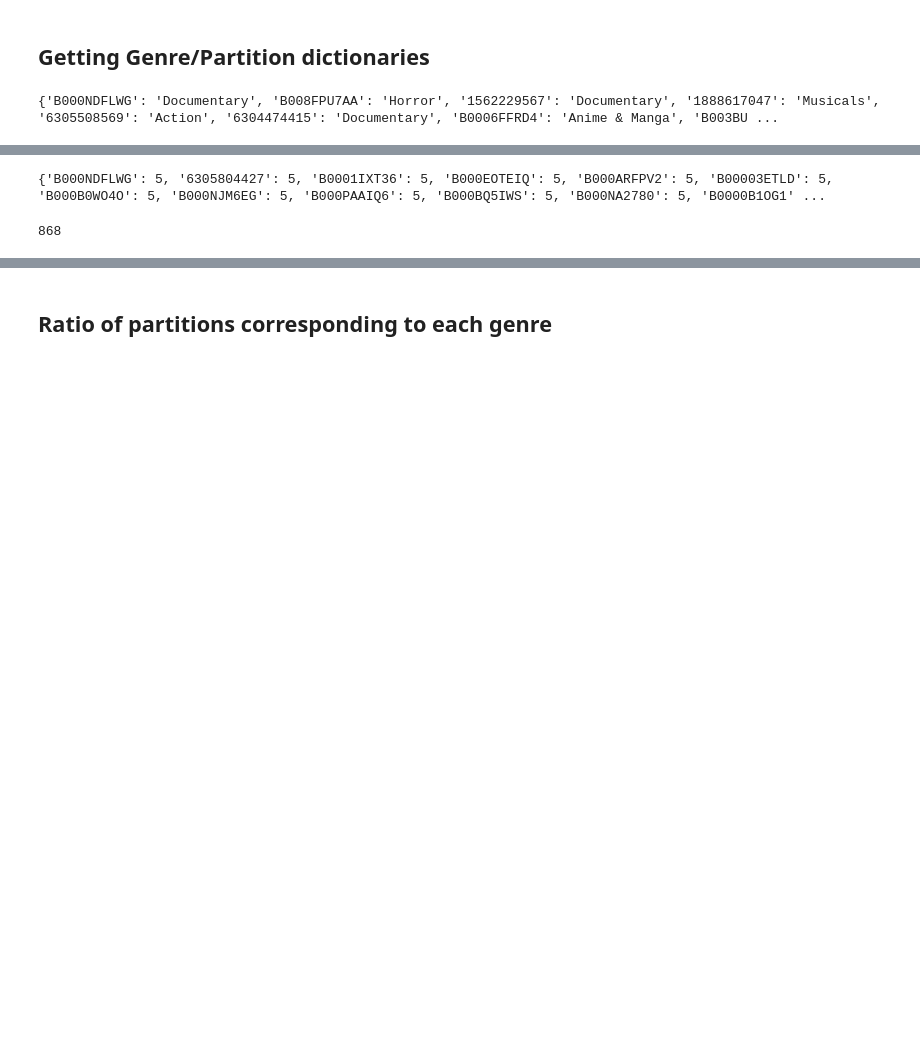
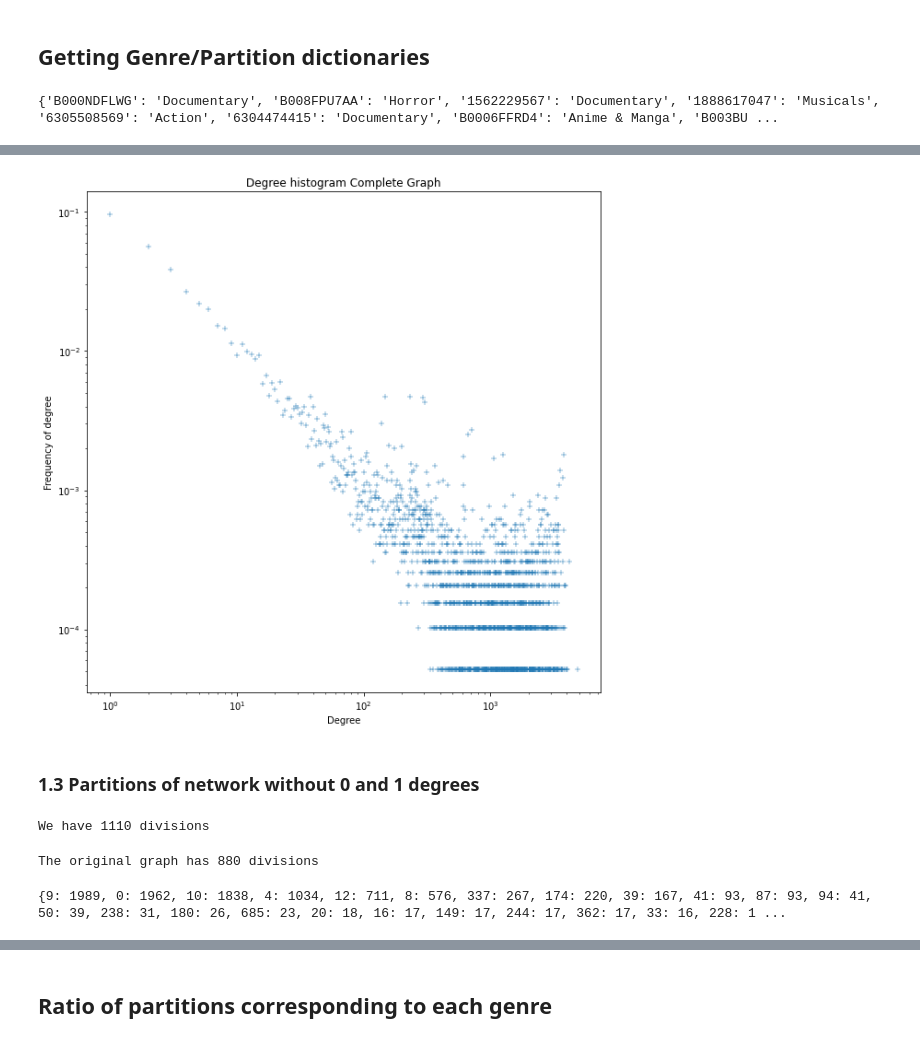
Before and after one commit to corey0211/MRWP-movie-reviews-project, a Jupyter notebook: Percentages.ipynb, the cells around one changed output, grey strips where cells are left out. Saved outputs shown, nothing was run; the diff lists cells and outputs as text; code cells hidden in the pictures; blank space fills up the shorter version.

```diff
--- a/Percentages.ipynb
+++ b/Percentages.ipynb
@@ -31 +35,4 @@ print(len(dict_mvs_genre))
 G = nx.read_weighted_edgelist('10%Network.csv')
+# %%
+# Importing the weighted network to NOT modify
+CG = nx.read_weighted_edgelist('10%Network.csv')
@@ -32,11 +161,40 @@ G = nx.read_weighted_edgelist('10%Network.csv')
+# %%
+# Demonstrating the scale-free property of our network, explaining the difficult
+f, ax = plt.subplots(figsize=(10, 10))
+ax.set(xscale="log", yscale="log")
+
+degree_freqCG = np.array(nx.degree_histogram(CG))
+degreesCG = range(len(degree_freqCG))
+sns.scatterplot(x=degreesCG, y=degree_freqCG/ degree_freqCG.sum(), marker="+")
+
+ax.set_title("Degree histogram Complete Graph")
+ax.set_xlabel("Degree")
+ax.set_ylabel("Frequency of degree")
+plt.show()
+# %% [output]
+[figure, added]
+# %% [markdown]
+### 1.3 Partitions of network without 0 and 1 degrees
 # %%
 # Use louvain algorithm to find partitions
 # running this takes ~3 mins
 division = community_louvain.best_partition(G)
-print(division)
+print("We have " + str(len(set(division.values()))) + " divisions")
 # %% [output]
-{'B000NDFLWG': 5, '6305804427': 5, 'B0001IXT36': 5, 'B000EOTEIQ': 5, 'B000ARFPV2': 5, 'B00003ETLD': 5, 'B000B0WO4O': 5, 'B000NJM6EG': 5, 'B000PAAIQ6': 5, 'B000BQ5IWS': 5, 'B000NA2780': 5, 'B0000B1OG1' ...
+We have 1110 divisions
-# %%
-print(len(set(division.values())))
-# %% [output]
-868
+# %%
+# Louvain on original graph
+division_alt = community_louvain.best_partition(CG)
+print("The original graph has " + str(len(set(division_alt.values()))) + " divisions")
+# %% [output]
+The original graph has 880 divisions
+# %%
+# Getting the amount of nodes within each cluster
+# All different clusters
+different_clst = division.values()
+# A dictionary with the cluster as keys and the amount of movies as values
+all_clusters = dict(collections.Counter(division.values()))
+sorted_clust = dict(sorted(all_clusters.items(), key=lambda x: x[1], reverse=True))
+print(sorted_clust)
+# %% [output]
+{9: 1989, 0: 1962, 10: 1838, 4: 1034, 12: 711, 8: 576, 337: 267, 174: 220, 39: 167, 41: 93, 87: 93, 94: 41, 50: 39, 238: 31, 180: 26, 685: 23, 20: 18, 16: 17, 149: 17, 244: 17, 362: 17, 33: 16, 228: 1 ...
```
Also changed, not shown: parts of 45 cells of this notebook.
